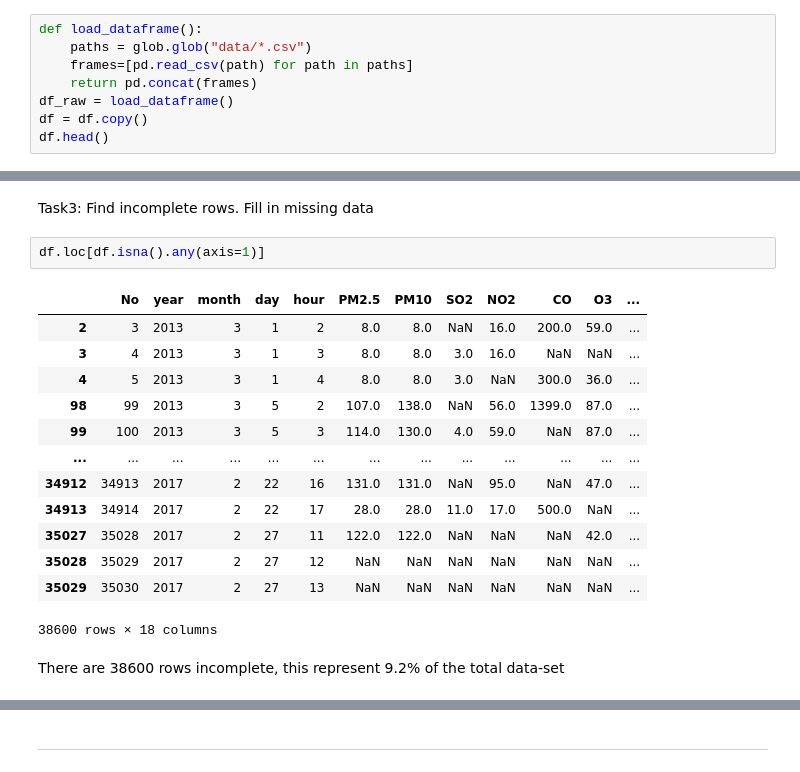
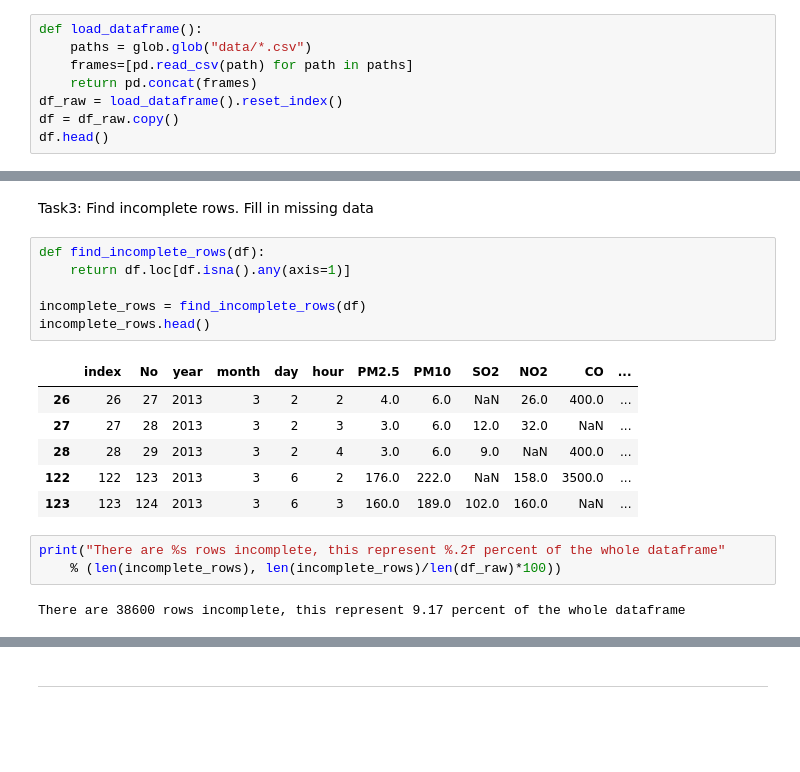
Before and after one commit to valigatotuS/Intelligent-ICT-systems, a Jupyter notebook: exercices/exercise session 1/ex1_eda_tasks.ipynb, the cells around one changed output, grey strips where cells are left out. Drawn from its saved outputs; the diff is of its cells as text; blank space fills up the shorter version.

```diff
--- a/exercices/exercise session 1/ex1_eda_tasks.ipynb
+++ b/exercices/exercise session 1/ex1_eda_tasks.ipynb
@@ -56,7 +57,7 @@ def load_dataframe():
     paths = glob.glob("data/*.csv")
     frames=[pd.read_csv(path) for path in paths]
     return pd.concat(frames)
-df_raw = load_dataframe()
-df = df.copy()
+df_raw = load_dataframe().reset_index()
+df = df_raw.copy()
 df.head()
 # %% [output]
@@ -103,21 +105,21 @@ memory usage: 61.0+ MB
 # %% [markdown]
 Task3: Find incomplete rows. Fill in missing data
 # %%
-df.loc[df.isna().any(axis=1)]
+def find_incomplete_rows(df):
+    return df.loc[df.isna().any(axis=1)]
+
+incomplete_rows = find_incomplete_rows(df)
+incomplete_rows.head()
 # %% [output]
-|  | No | year | month | day | hour | PM2.5 | PM10 | SO2 | NO2 | CO | O3 | ... |
-| 2 | 3 | 2013 | 3 | 1 | 2 | 8.0 | 8.0 | NaN | 16.0 | 200.0 | 59.0 | ... |
-| 3 | 4 | 2013 | 3 | 1 | 3 | 8.0 | 8.0 | 3.0 | 16.0 | NaN | NaN | ... |
-| 4 | 5 | 2013 | 3 | 1 | 4 | 8.0 | 8.0 | 3.0 | NaN | 300.0 | 36.0 | ... |
-| 98 | 99 | 2013 | 3 | 5 | 2 | 107.0 | 138.0 | NaN | 56.0 | 1399.0 | 87.0 | ... |
-| 99 | 100 | 2013 | 3 | 5 | 3 | 114.0 | 130.0 | 4.0 | 59.0 | NaN | 87.0 | ... |
-| ... | ... | ... | ... | ... | ... | ... | ... | ... | ... | ... | ... | ... |
-| 34912 | 34913 | 2017 | 2 | 22 | 16 | 131.0 | 131.0 | NaN | 95.0 | NaN | 47.0 | ... |
-| 34913 | 34914 | 2017 | 2 | 22 | 17 | 28.0 | 28.0 | 11.0 | 17.0 | 500.0 | NaN | ... |
-| 35027 | 35028 | 2017 | 2 | 27 | 11 | 122.0 | 122.0 | NaN | NaN | NaN | 42.0 | ... |
-| 35028 | 35029 | 2017 | 2 | 27 | 12 | NaN | NaN | NaN | NaN | NaN | NaN | ... |
-| 35029 | 35030 | 2017 | 2 | 27 | 13 | NaN | NaN | NaN | NaN | NaN | NaN | ... |
+|  | index | No | year | month | day | hour | PM2.5 | PM10 | SO2 | NO2 | CO | ... |
+| 26 | 26 | 27 | 2013 | 3 | 2 | 2 | 4.0 | 6.0 | NaN | 26.0 | 400.0 | ... |
+| 27 | 27 | 28 | 2013 | 3 | 2 | 3 | 3.0 | 6.0 | 12.0 | 32.0 | NaN | ... |
+| 28 | 28 | 29 | 2013 | 3 | 2 | 4 | 3.0 | 6.0 | 9.0 | NaN | 400.0 | ... |
+| 122 | 122 | 123 | 2013 | 3 | 6 | 2 | 176.0 | 222.0 | NaN | 158.0 | 3500.0 | ... |
+| 123 | 123 | 124 | 2013 | 3 | 6 | 3 | 160.0 | 189.0 | 102.0 | 160.0 | NaN | ... |
-38600 rows × 18 columns
-# %% [markdown]
-There are 38600 rows incomplete, this represent 9.2% of the total data-set
+# %%
+print("There are %s rows incomplete, this represent %.2f percent of the whole dataframe"
+    % (len(incomplete_rows), len(incomplete_rows)/len(df_raw)*100))
+# %% [output]
+There are 38600 rows incomplete, this represent 9.17 percent of the whole dataframe
 # %%
```
Also changed, not shown: parts of 21 cells of this notebook.
